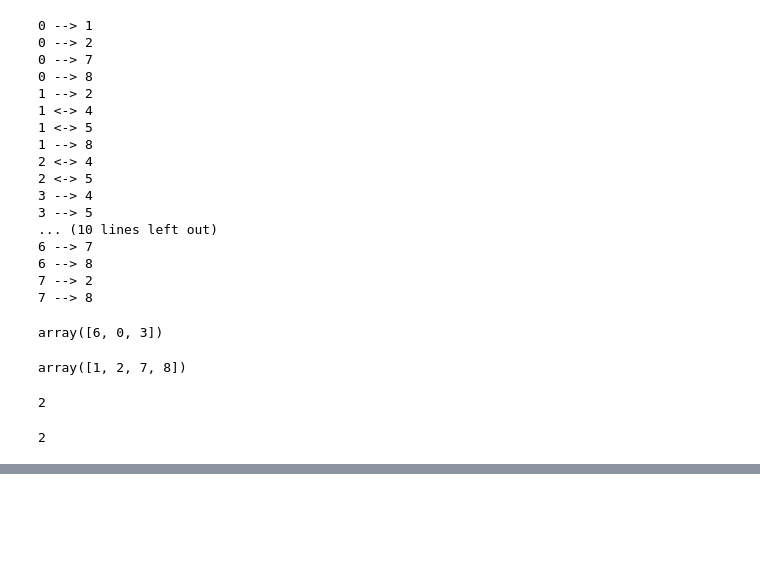
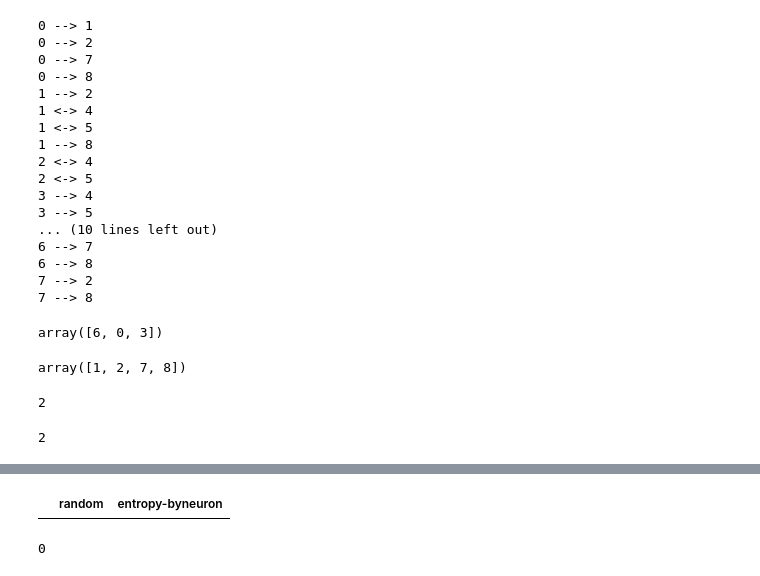
Before and after one commit to ungvilde/Causal-discovery, a Jupyter notebook: notebooks/misc.ipynb, the cells around one changed output, grey strips where cells are left out. Drawn from its saved outputs; the diff is of its cells as text; code cells hidden in the pictures; blank space fills up the shorter version.

```diff
--- a/notebooks/Untitled.ipynb
+++ b/notebooks/misc.ipynb
@@ -209,0 +255,4 @@ np.random.choice(10)
+# %%
+df.loc[df['random'] != df['entropy-byneuron'] ]
+# %% [output]
+|  | random | entropy-byneuron |
@@ -209,0 +261,4 @@ np.random.choice(10)
+# %%
+ls[-1]
+# %% [output]
+0
```
Also changed, not shown: parts of 6 cells of this notebook, 17 other files.
